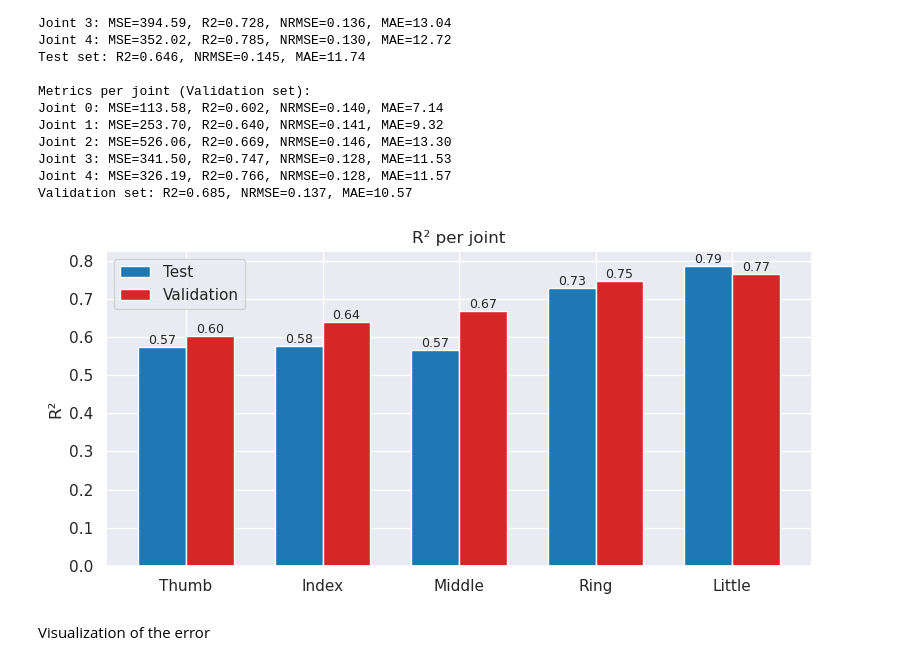
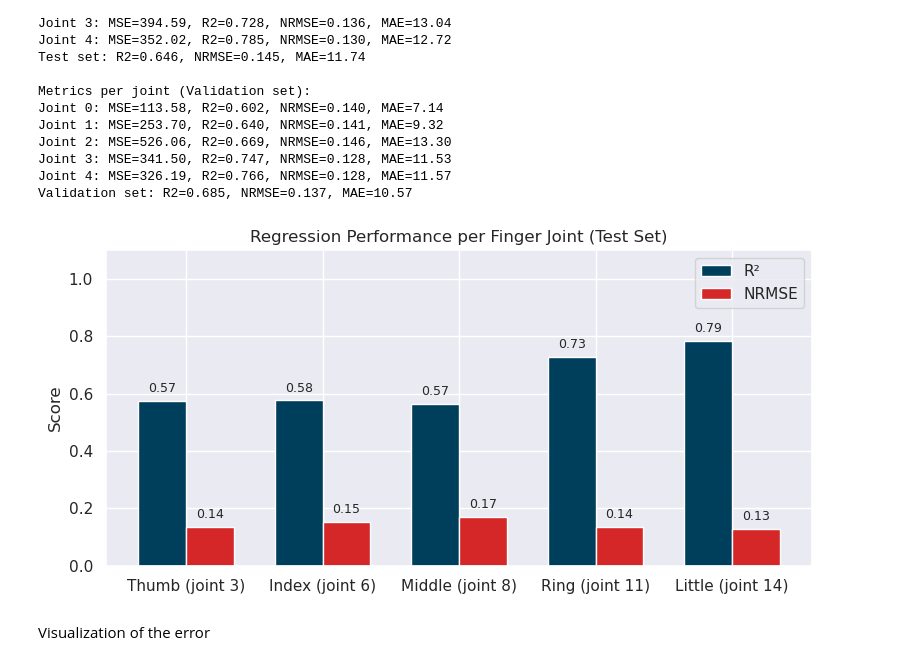
Before and after one commit to Tournedos/NSSP_project2_groupK, a Jupyter notebook: Part3.ipynb, the cells around one changed output. Saved outputs shown, nothing was run; the diff lists cells and outputs as text; code cells hidden in the pictures.

```diff
--- a/Part3.ipynb
+++ b/Part3.ipynb
@@ -474,46 +474,48 @@ Joint 3: MSE=341.50, R2=0.747, NRMSE=0.128, MAE=11.53
 Joint 4: MSE=326.19, R2=0.766, NRMSE=0.128, MAE=11.57
 Validation set: R2=0.685, NRMSE=0.137, MAE=10.57
 # %%
-joint_names = ["Thumb", "Index", "Middle", "Ring", "Little"]
+joint_names = ["Thumb (joint 3)", "Index (joint 6)", "Middle (joint 8)", "Ring (joint 11)", "Little (joint 14)"]
 
+# Extract per-joint R² and NRMSE from metrics_test
 r2_test_joints = [m[1] for m in metrics_test]
-r2_val_joints  = [m[1] for m in metrics_val]
+nrmse_test_joints = [m[2] for m in metrics_test]
 
 x = np.arange(len(joint_names))
 width = 0.35
 
 fig, ax = plt.subplots(figsize=(8,4))
 
-bars_test = ax.bar(
+bars_r2 = ax.bar(
     x - width/2, r2_test_joints, width,
-    label="Test", color="#1f77b4"   # blue
+    label="R²", color="#003f5c"  # deep blue
 )
 
-bars_val = ax.bar(
-    x + width/2, r2_val_joints, width,
-    label="Validation", color="#d62728"  # orange
+bars_nrmse = ax.bar(
+    x + width/2, nrmse_test_joints, width,
+    label="NRMSE", color="#d62728"  # red
 )
 
-ax.set_ylabel("R²")
-ax.set_title("R² per joint")
+ax.set_ylabel("Score")
+ax.set_title("Regression Performance per Finger Joint (Test Set)")
 ax.set_xticks(x)
 ax.set_xticklabels(joint_names)
+ax.set_ylim(0, 1.1)  # slightly above 1 for visibility of top labels
 ax.legend()
 
-# ---- values on top of bars ----
-for bars in [bars_test, bars_val]:
+# Add values on top of bars
+for bars in [bars_r2, bars_nrmse]:
     for bar in bars:
         ax.text(
             bar.get_x() + bar.get_width()/2,
-            bar.get_height(),
+            bar.get_height() + 0.02,  # small offset
             f"{bar.get_height():.2f}",
             ha="center", va="bottom", fontsize=9
         )
 
 plt.tight_layout()
 plt.show()
 # %% [output]
-[figure, old version]
+[figure, new version]
 # %% [markdown]
 Visualization of the error
 # %%
```
